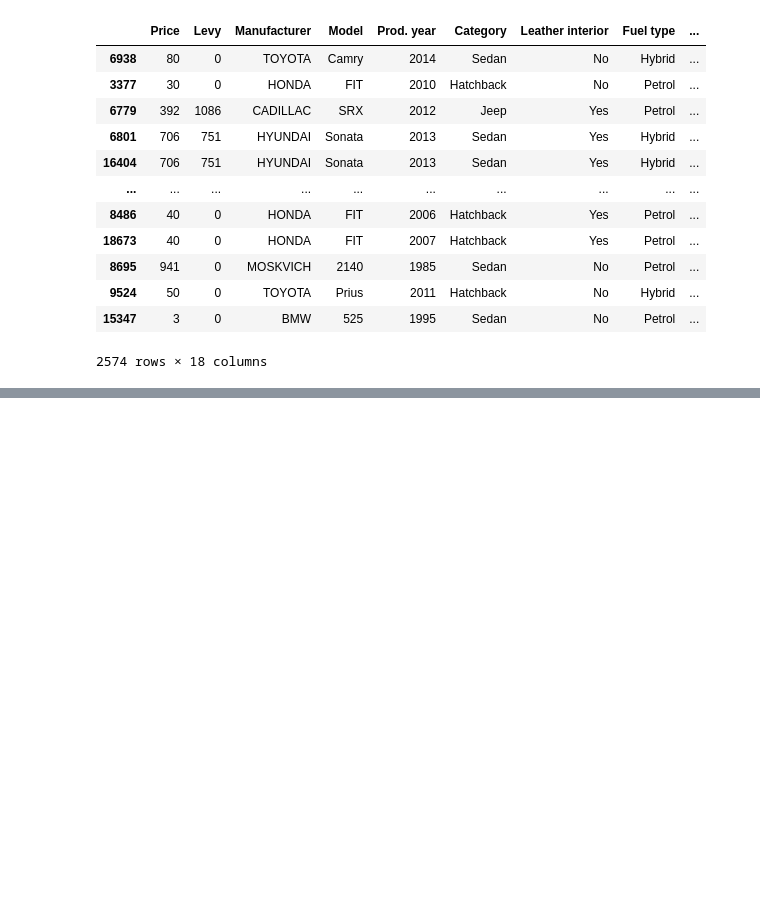
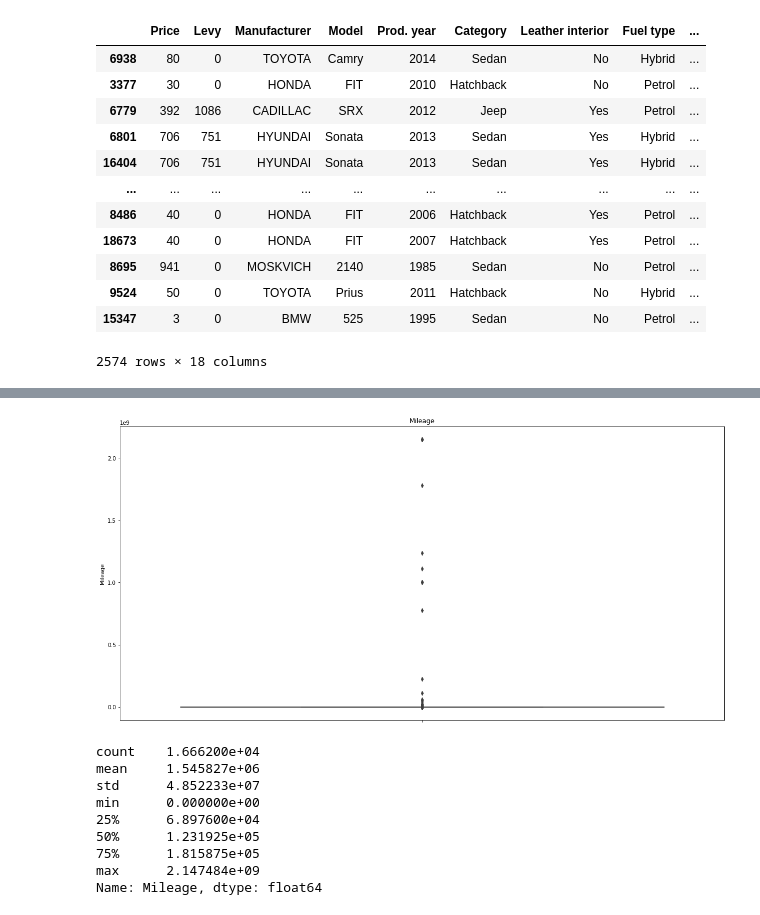
Before and after one commit to sshahidi7/Capstone---Group-3, a Jupyter notebook: Untitled.ipynb, the cells around one changed output, grey strips where cells are left out. Saved outputs shown, nothing was run; the diff lists cells and outputs as text; code cells hidden in the pictures; blank space fills up the shorter version.

```diff
--- a/Untitled.ipynb
+++ b/Untitled.ipynb
@@ -435,0 +486,16 @@ df[df.Price<1000].sort_values('Mileage')
+# %%
+plt.title('Mileage')
+sns.boxplot(y=Non_low_price_cars.Mileage)
+plt.show()
+print(Non_low_price_cars.Mileage.describe())
+# %% [output]
+[figure, added]
+count    1.666200e+04
+mean     1.545827e+06
+std      4.852233e+07
+min      0.000000e+00
+25%      6.897600e+04
+50%      1.231925e+05
+75%      1.815875e+05
+max      2.147484e+09
+Name: Mileage, dtype: float64
```
Also changed, not shown: parts of 14 cells of this notebook.
